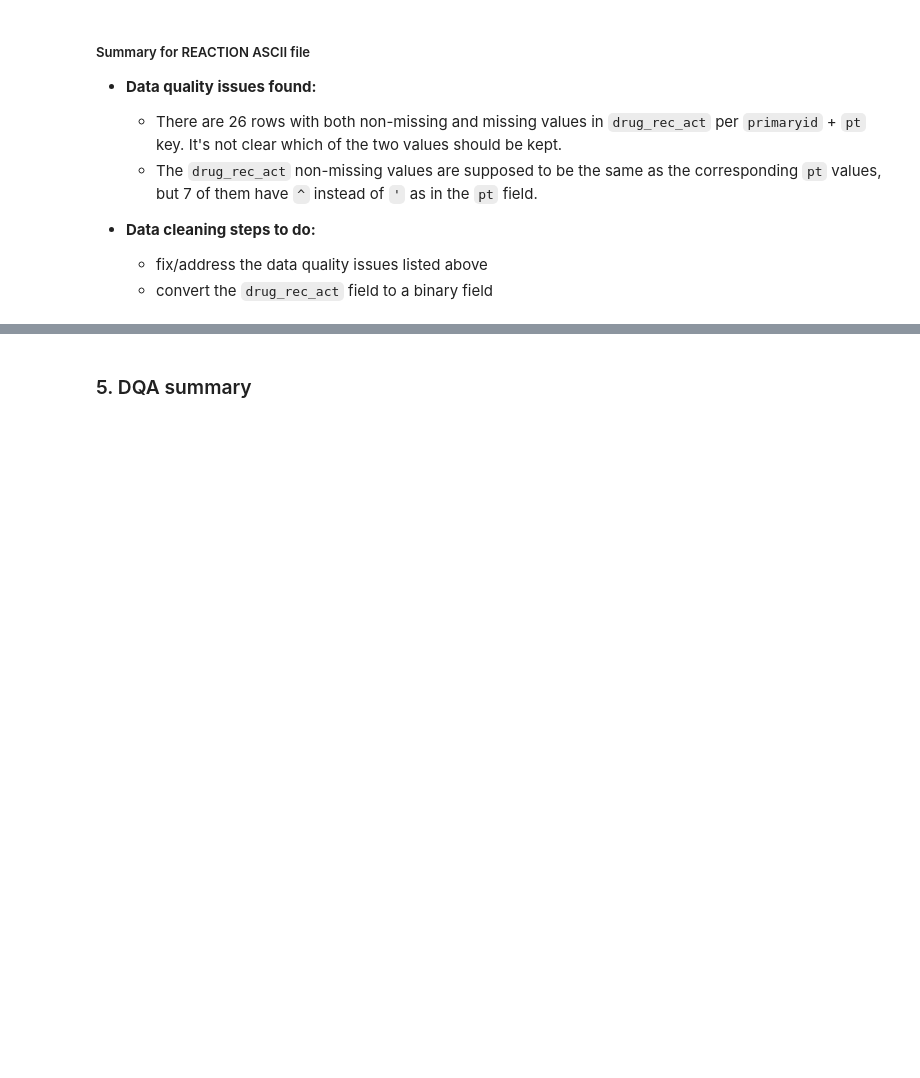
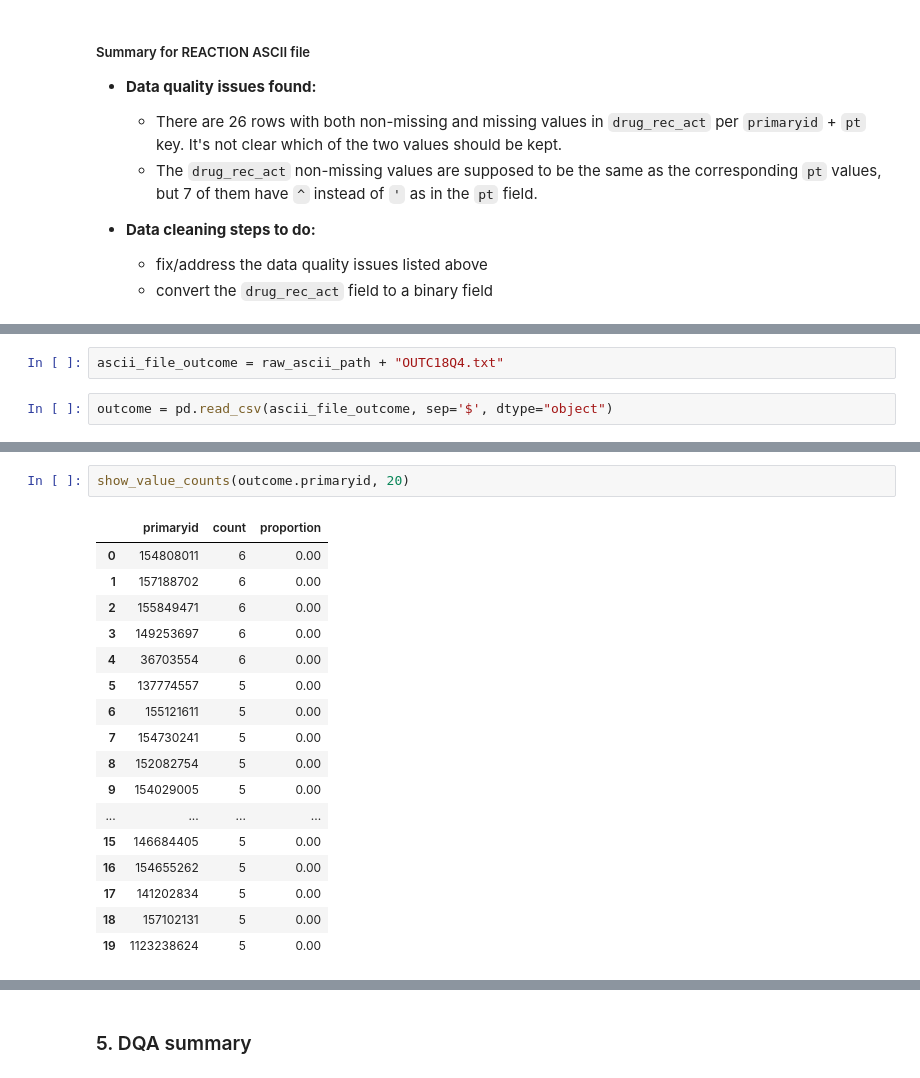
Before and after one commit to 33eyes/FAERS_graph, a Jupyter notebook: data_quality_analysis.ipynb, the cells around one changed output, grey strips where cells are left out. Saved outputs shown, nothing was run; the diff lists cells and outputs as text; blank space fills up the shorter version.

Commit message:
Finished DQA for the OUTCOME file.

```diff
--- a/data_quality_analysis.ipynb
+++ b/data_quality_analysis.ipynb
@@ -2474,0 +2504,4 @@ According to the documentation for this field, it either repeats the value of `p
+# %%
+ascii_file_outcome = raw_ascii_path + "OUTC18Q4.txt"
+# %%
+outcome = pd.read_csv(ascii_file_outcome, sep='$', dtype="object")
@@ -2474,0 +2558,20 @@ According to the documentation for this field, it either repeats the value of `p
+# %%
+show_value_counts(outcome.primaryid, 20)
+# %% [output]
+|  | primaryid | count | proportion |
+| 0 | 154808011 | 6 | 0.00 |
+| 1 | 157188702 | 6 | 0.00 |
+| 2 | 155849471 | 6 | 0.00 |
+| 3 | 149253697 | 6 | 0.00 |
+| 4 | 36703554 | 6 | 0.00 |
+| 5 | 137774557 | 5 | 0.00 |
+| 6 | 155121611 | 5 | 0.00 |
+| 7 | 154730241 | 5 | 0.00 |
+| 8 | 152082754 | 5 | 0.00 |
+| 9 | 154029005 | 5 | 0.00 |
+| ... | ... | ... | ... |
+| 15 | 146684405 | 5 | 0.00 |
+| 16 | 154655262 | 5 | 0.00 |
+| 17 | 141202834 | 5 | 0.00 |
+| 18 | 157102131 | 5 | 0.00 |
+| 19 | 1123238624 | 5 | 0.00 |
```
Also changed, not shown: parts of 29 cells of this notebook.
